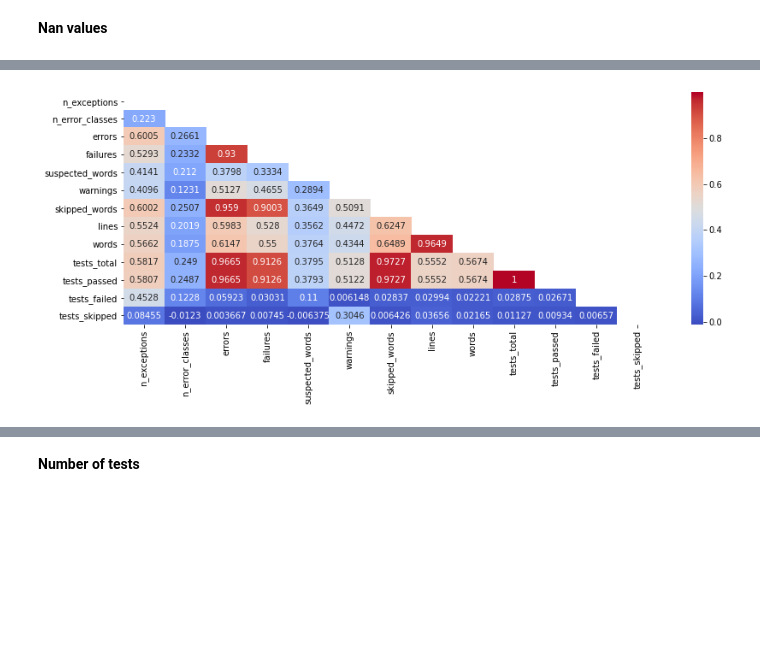
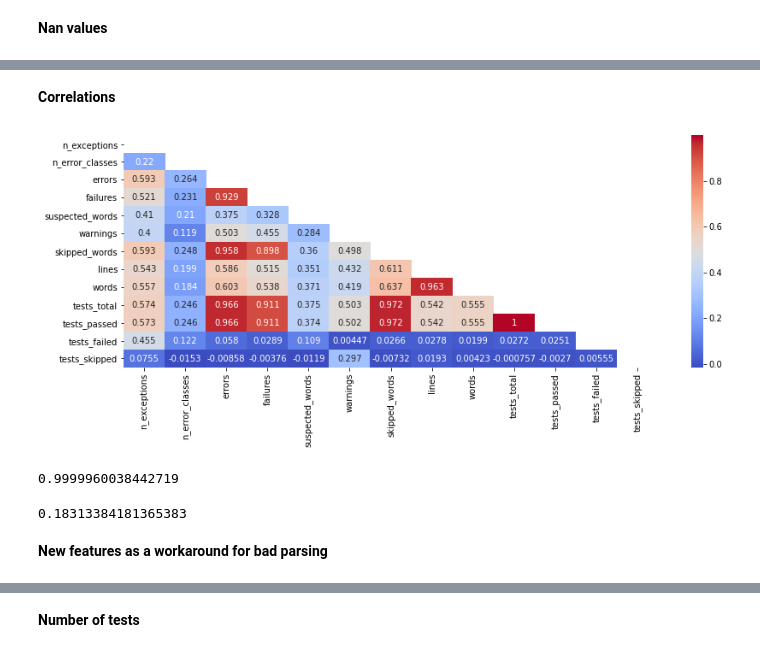
Before and after one commit to IncioMan/Continuous-Integration-metrics-for-post-release-bugs-prediction, a Jupyter notebook: notebooks/analysis/Log_parsed_metrics.ipynb, the cells around one changed output, grey strips where cells are left out. Cells and saved outputs as stored; diff of their text form; code cells hidden in the pictures; blank space fills up the shorter version.

```diff
--- a/notebooks/analysis/Log_parsed_metrics.ipynb
+++ b/notebooks/analysis/Log_parsed_metrics.ipynb
@@ -232,0 +249,2 @@ dtype: int64
+# %%
+job_parsed = job_parsed[job_parsed.lines > 1]
@@ -233,13 +263,25 @@ dtype: int64
+# %% [markdown]
+**Correlations**
 # %%
 corr_matrix = job_parsed[['n_exceptions', 'n_error_classes', 'errors', 'failures',
        'suspected_words', 'warnings', 'skipped_words', 'lines', 'words',
        'exceptions', 'error_classes', 'tests_total', 'tests_passed',
        'tests_failed', 'tests_skipped']].corr()
 matrix = np.triu(corr_matrix)
 
 plt.figure()
-sns.heatmap(corr_matrix,annot = True, cmap= 'coolwarm',fmt='.4g', mask=matrix)
+sns.heatmap(corr_matrix,annot = True, cmap= 'coolwarm',fmt='.3g', mask=matrix)
 plt.savefig(f"{figure_folder}/log-parsing-analysis/pearson-correlation.png", transparent=True, bbox_inches='tight', pad_inches=0.2)
 plt.show()
 # %% [output]
-[figure, old version]
+[figure, new version]
+# %%
+job_parsed.tests_passed.corr(job_parsed.tests_total)
+# %% [output]
+0.9999960038442719
+# %%
+(job_parsed.tests_passed/job_parsed.tests_total).corr(job_parsed.tests_total)
+# %% [output]
+0.18313384181365383
+# %% [markdown]
+**New features as a workaround for bad parsing**
```
Also changed, not shown: parts of 28 cells of this notebook, 3 other files.
